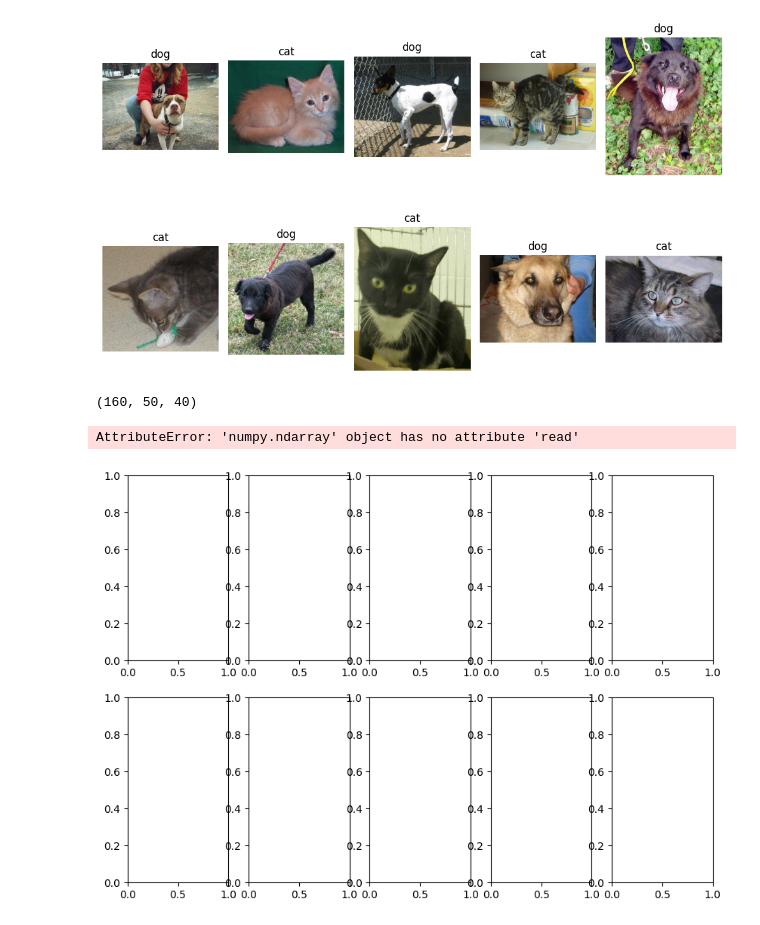
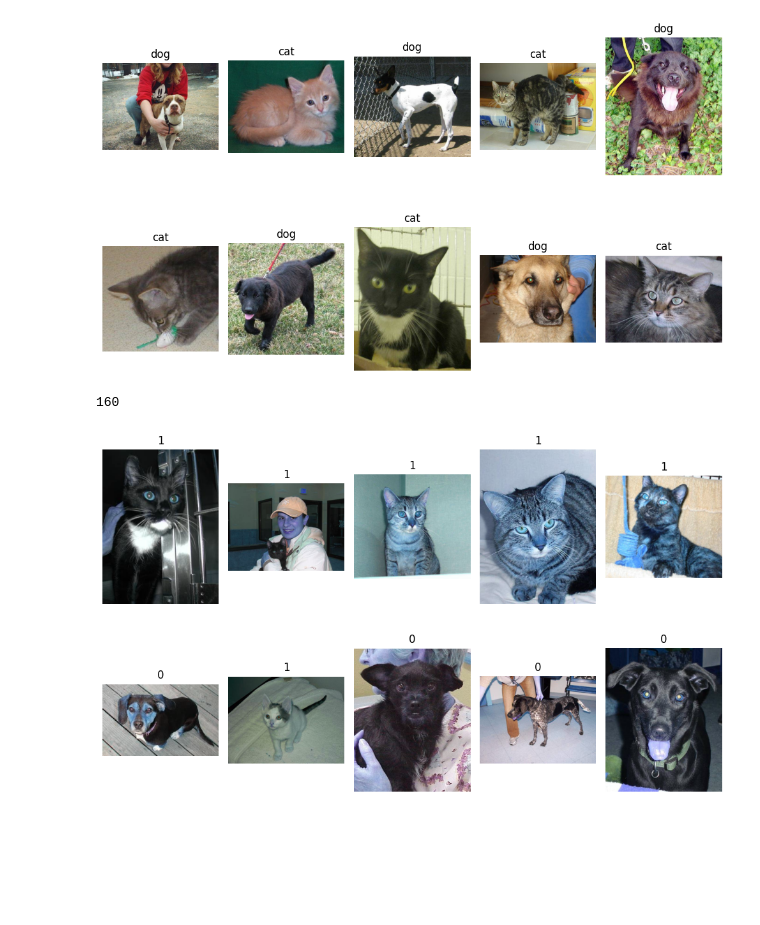
Before and after one commit to NoahEliasson/AI-Noah-Eliasson-OPA23, a Jupyter notebook: lab2/lab_2.ipynb, the cells around one changed output. Saved outputs shown, nothing was run; the diff lists cells and outputs as text; code cells hidden in the pictures; blank space fills up the shorter version.

```diff
--- a/lab2/lab_2.ipynb
+++ b/lab2/lab_2.ipynb
@@ -71,8 +71,9 @@ def count_files_test(path):
       count += 1
   return count
 
-count_files_test(ex_small_train), count_files_test(ex_small_test), count_files_test(ex_small_val)
-count_files_test(ex_tiny_train), count_files_test(ex_tiny_test), count_files_test(ex_tiny_val)
+# count_files_test(ex_small_train), count_files_test(ex_small_test), count_files_test(ex_small_val)
+# count_files_test(ex_tiny_train), count_files_test(ex_tiny_test), count_files_test(ex_tiny_val)
+count_files_test(ex_tiny_train)
 # %% [output]
-(160, 50, 40)
+160
 # %%
@@ -108,12 +101,12 @@ import cv2
 # %%
 fig, axes= plt.subplots(2, 5, figsize= (10,7))
+random_indices = random.sample(range(len(images)), 10)
 for i, ax in enumerate(axes.flatten()):
-    image = plt.imread(images[i])
-    ax.imshow(image)
-    ax.set_title(labels[i])
+    index = random_indices[i]
+    ax.imshow(images[index])     # since imread expects a path file..
+    ax.set_title(labels[index])
     ax.axis("off")
 
 fig.tight_layout()
 # %% [output]
-AttributeError: 'numpy.ndarray' object has no attribute 'read'
-[figure, old version]
+[figure, new version]
```
Also changed, not shown: parts of 5 cells of this notebook.
